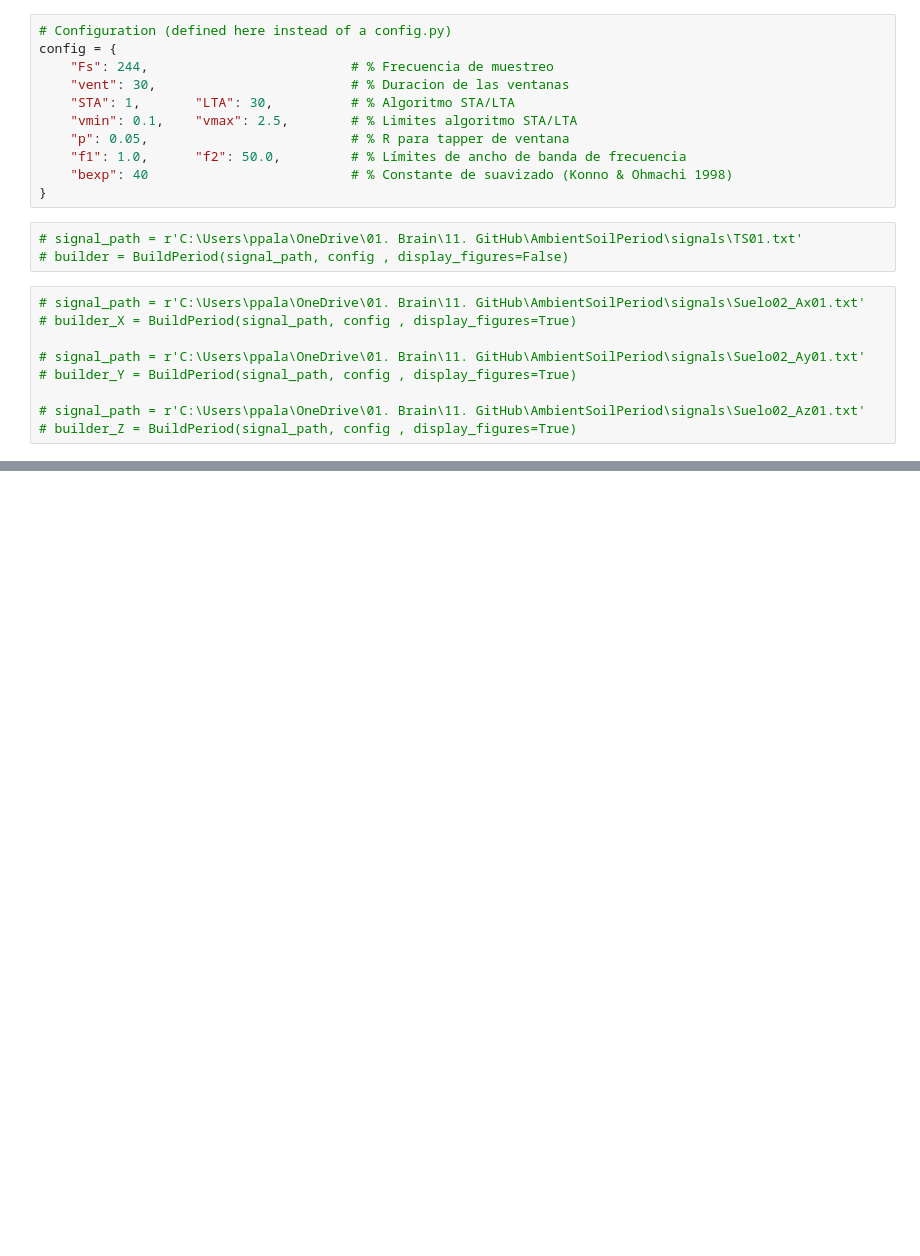
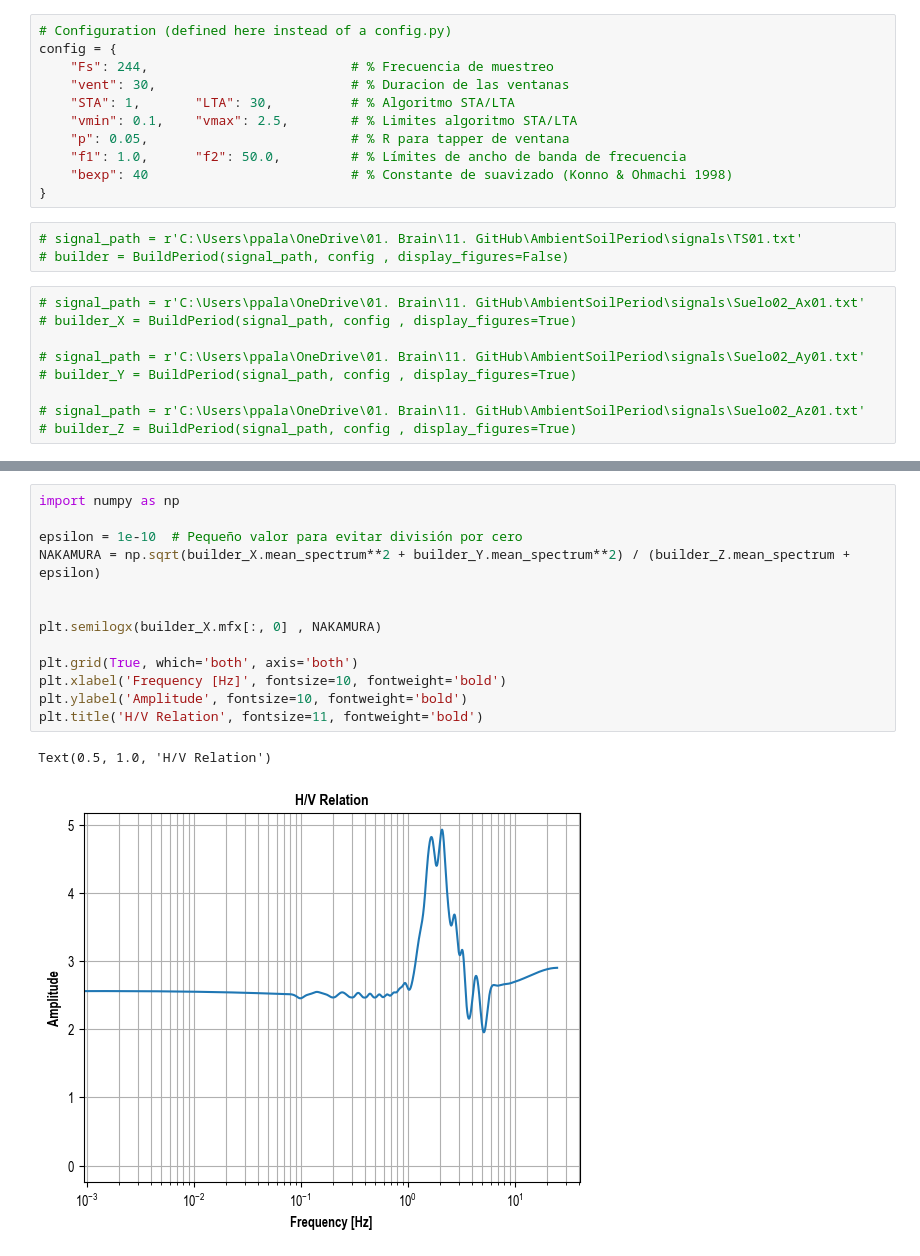
Before and after one commit to ppalacios92/AmbientSoilPeriod, a Jupyter notebook: notebooks/Main.ipynb, the cells around one changed output, grey strips where cells are left out. Saved outputs shown, nothing was run; the diff lists cells and outputs as text; blank space fills up the shorter version.

Commit message:
Update spectrum plot

```diff
--- a/notebooks/Main.ipynb
+++ b/notebooks/Main.ipynb
@@ -87,0 +100,16 @@ compute_fft OK...
+# %%
+import numpy as np
+
+epsilon = 1e-10  # Pequeño valor para evitar división por cero
+NAKAMURA = np.sqrt(builder_X.mean_spectrum**2 + builder_Y.mean_spectrum**2) / (builder_Z.mean_spectrum + epsilon)
+
+
+plt.semilogx(builder_X.mfx[:, 0] , NAKAMURA)
+
+plt.grid(True, which='both', axis='both')
+plt.xlabel('Frequency [Hz]', fontsize=10, fontweight='bold')
+plt.ylabel('Amplitude', fontsize=10, fontweight='bold')
+plt.title('H/V Relation', fontsize=11, fontweight='bold')
+# %% [output]
+Text(0.5, 1.0, 'H/V Relation')
+[figure, added]
```
Also changed, not shown: parts of 2 cells of this notebook, 1 other file.
